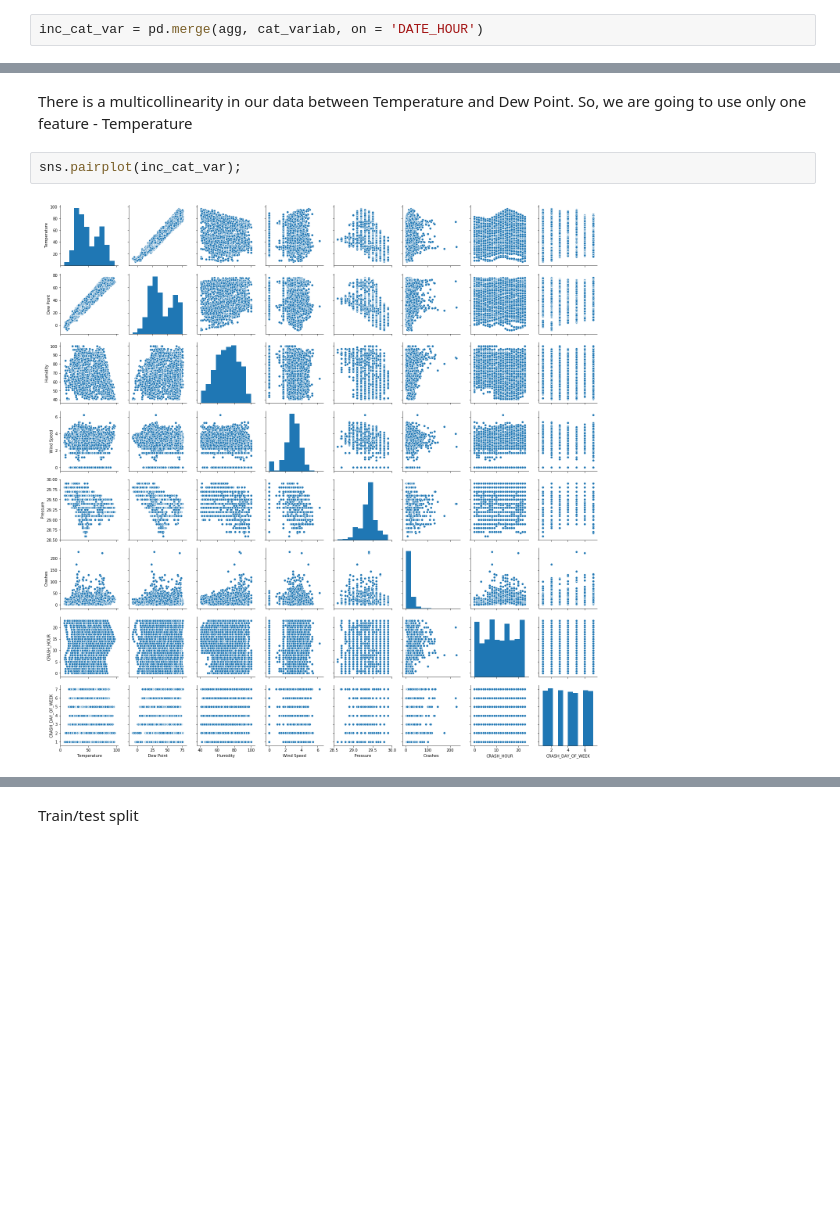
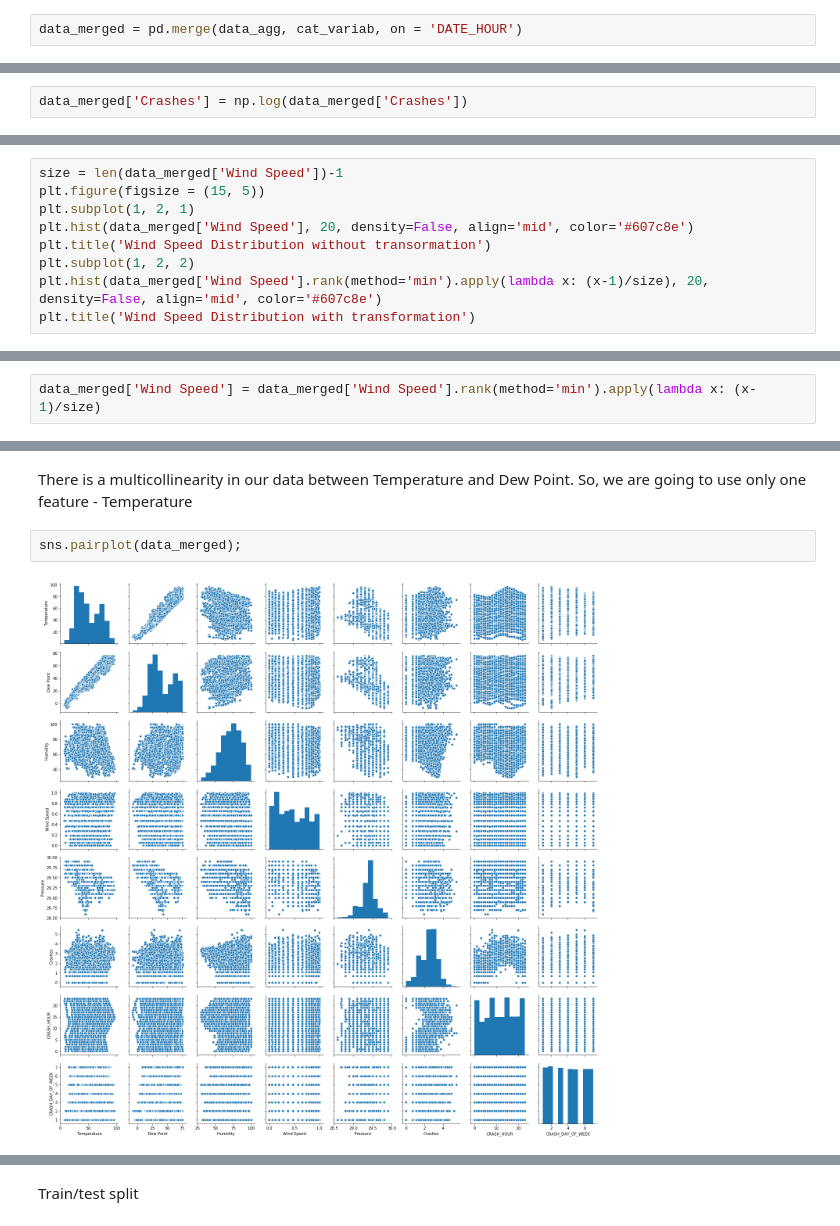
Before and after one commit to natalipivnitskaya/Metis-Bootcamp, a Jupyter notebook: projects/02-luther/Feature_engineering_and_Modeling.ipynb, the cells around one changed output, grey strips where cells are left out. Drawn from its saved outputs; the diff is of its cells as text; blank space fills up the shorter version.

```diff
--- a/projects/02-luther/Feature_engineering_and_Modeling.ipynb
+++ b/projects/02-luther/Feature_engineering_and_Modeling.ipynb
@@ -46,4 +53,4 @@ Change format for 'CRASH_HOUR' and 'CRASH_DAY_OF_WEEK' from 'float' to 'category
 cat_variab['CRASH_HOUR'] = cat_variab['CRASH_HOUR'].astype('int').astype('category')
 cat_variab['CRASH_DAY_OF_WEEK'] = cat_variab['CRASH_DAY_OF_WEEK'].astype('int').astype('category')
 # %%
-inc_cat_var = pd.merge(agg, cat_variab, on = 'DATE_HOUR')
+data_merged = pd.merge(data_agg, cat_variab, on = 'DATE_HOUR')
@@ -51,0 +91,2 @@ Plotting
+# %%
+data_merged['Crashes'] = np.log(data_merged['Crashes'])
@@ -75,0 +116,9 @@ y = inc_cat_var.loc[:,['Crashes']].apply(np.log)
+# %%
+size = len(data_merged['Wind Speed'])-1
+plt.figure(figsize = (15, 5))
+plt.subplot(1, 2, 1)
+plt.hist(data_merged['Wind Speed'], 20, density=False, align='mid', color='#607c8e')
+plt.title('Wind Speed Distribution without transormation')
+plt.subplot(1, 2, 2)
+plt.hist(data_merged['Wind Speed'].rank(method='min').apply(lambda x: (x-1)/size), 20, density=False, align='mid', color='#607c8e')
+plt.title('Wind Speed Distribution with transformation')
@@ -75,0 +128,2 @@ y = inc_cat_var.loc[:,['Crashes']].apply(np.log)
+# %%
+data_merged['Wind Speed'] = data_merged['Wind Speed'].rank(method='min').apply(lambda x: (x-1)/size)
@@ -76,7 +135,7 @@ y = inc_cat_var.loc[:,['Crashes']].apply(np.log)
 # %% [markdown]
 There is a multicollinearity in our data between Temperature and Dew Point. So, we are going to use only one feature - Temperature
 # %%
-sns.pairplot(inc_cat_var);
+sns.pairplot(data_merged);
 # %% [output]
-[figure, old version]
+[figure, new version]
 # %%
```
Also changed, not shown: parts of 92 cells of this notebook.
